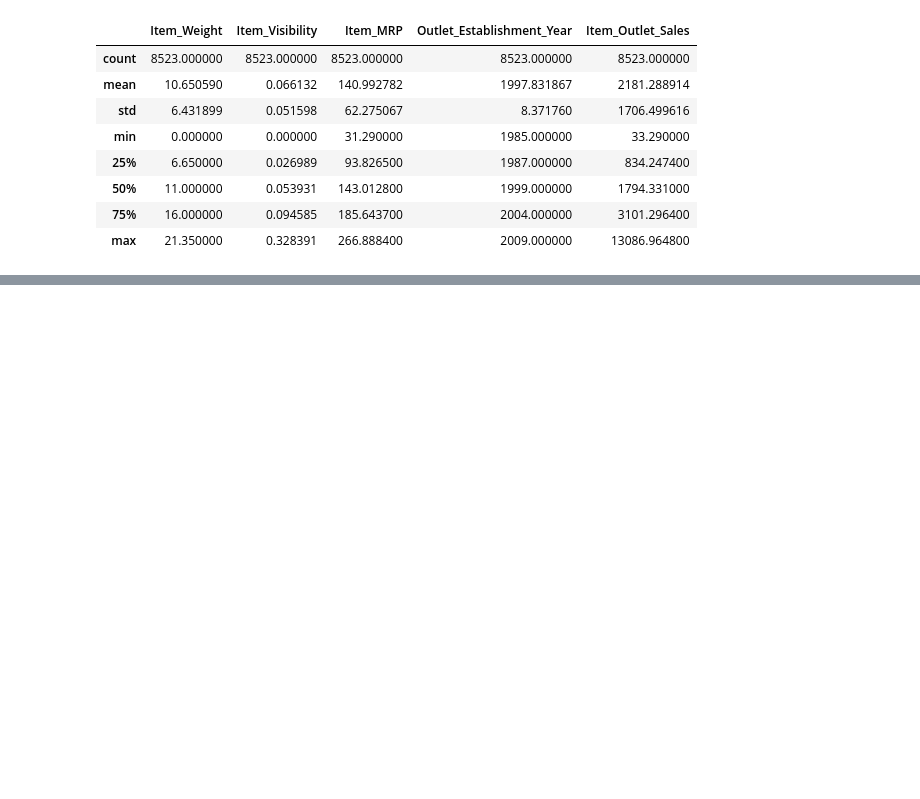
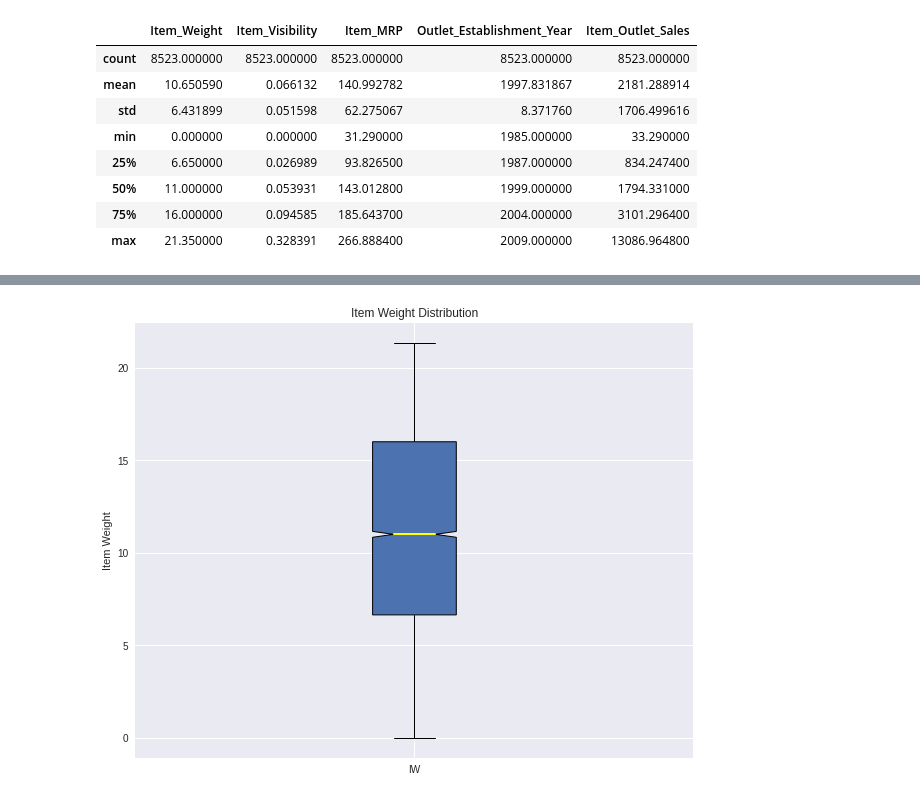
Before and after one commit to jvaug30/Food-Sales-Prediction, a Jupyter notebook: Food_Sales_Prediction.ipynb, the cells around one changed output, grey strips where cells are left out. Drawn from its saved outputs; the diff is of its cells as text; code cells hidden in the pictures; blank space fills up the shorter version.

```diff
--- a/Food_Sales_Prediction.ipynb
+++ b/Food_Sales_Prediction.ipynb
@@ -112,0 +128,11 @@ df.describe()
+# %%
+fig, axes = plt.subplots(figsize=(10,8))
+boxplots = axes.boxplot(df['Item_Weight'],
+                           notch=True,
+                           labels=['IW'],
+                           patch_artist=True,
+                           medianprops = dict(linestyle='-', linewidth=2, color='Yellow'))
+plt.ylabel('Item Weight')
+plt.title('Item Weight Distribution');
+# %% [output]
+[figure, added]
```
Also changed, not shown: parts of 3 cells of this notebook.
